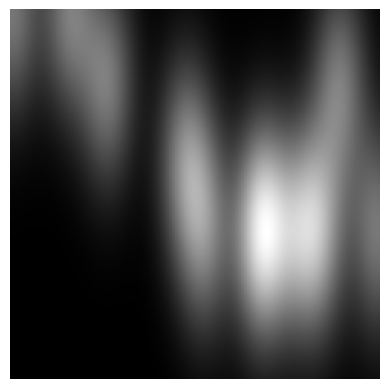
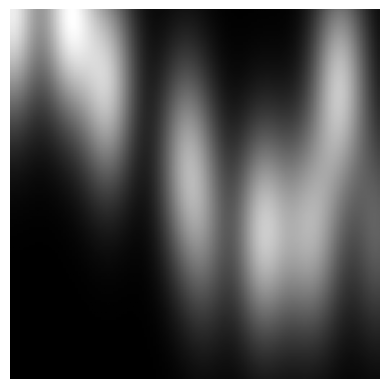
Code edit (unified diff) that turned the first committed figure into the second:
--- before
+++ after
@@ -1,4 +1,6 @@
 single_channel = np.sum(flipped, axis=2)
+single_channel = single_channel / single_channel.max()
 
+plt.Figure(figsize=(4,4), dpi=350)
 plt.imshow(single_channel, cmap='gray')
 plt.axis('off')

Commit: updates